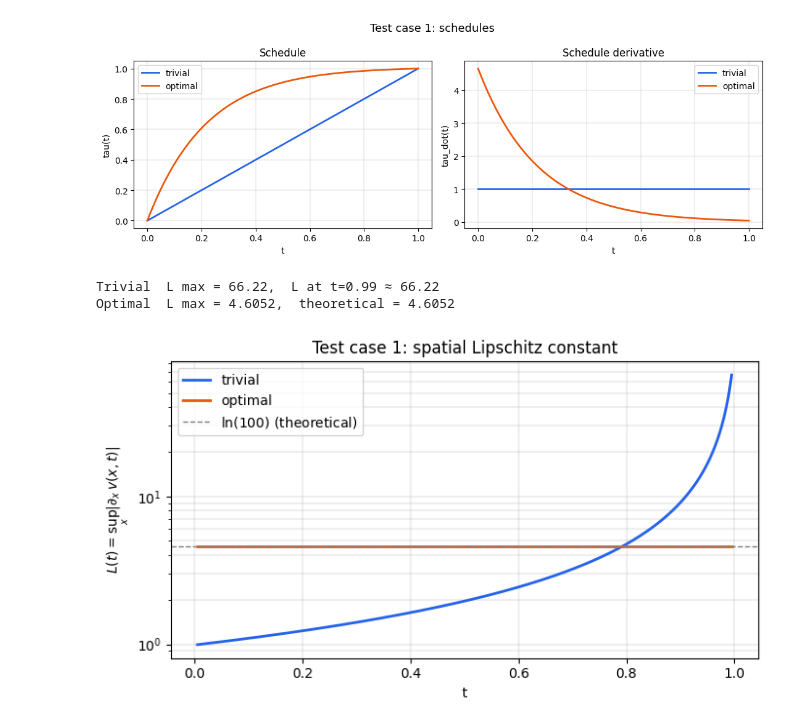
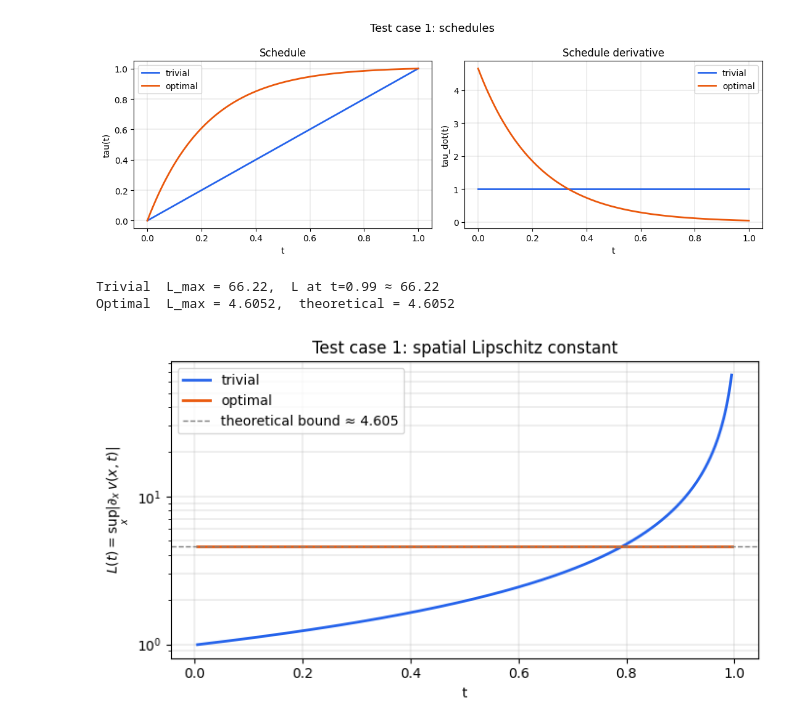
Before and after one commit to noeldebugs/scheduled-flow-matching, a Jupyter notebook: notebooks/optimal_scheduling_1d.ipynb, the cells around one changed output. Cells and saved outputs as stored; diff of their text form; code cells hidden in the pictures.

```diff
--- a/notebooks/optimal_scheduling_1d.ipynb
+++ b/notebooks/optimal_scheduling_1d.ipynb
@@ -146,12 +243,14 @@ def plot_schedule(tau_trivial, tau_dot_trivial, tau_optimal, tau_dot_optimal, t_
     plt.tight_layout()
     plt.show()
 
-def plot_lipschitz(L_trivial, L_optimal, t_grid, title=""):
+def plot_lipschitz(L_trivial, L_optimal, t_grid, title="", L_theory=None):
     """Semilog plot of the spatial Lipschitz constant vs time."""
     fig, ax = plt.subplots(figsize=(7, 4))
     ax.semilogy(t_grid, L_trivial, color=_BLUE,   lw=2, label="trivial")
     ax.semilogy(t_grid, L_optimal, color=_ORANGE, lw=2, label="optimal")
-    ax.axhline(np.log(100), color="gray", lw=1, ls="--", label=r"$\ln(100)$ (theoretical)")
+    if L_theory is not None:
+        ax.axhline(L_theory, color="gray", lw=1, ls="--",
+                   label=f"theoretical bound ≈ {L_theory:.3f}")
     ax.set_xlabel("t"); ax.set_ylabel(r"$L(t) = \sup_x |\partial_x v(x,t)|$")
     ax.set_title(title or "Spatial Lipschitz constant of velocity field")
     ax.legend(); ax.grid(True, which="both", lw=0.3)
@@ -223,22 +322,24 @@ plot_schedule(
 # %%
 # Exclude t very close to 0 and 1 to avoid division-by-zero for the trivial schedule
 t_lip  = np.linspace(0.005, 0.995, 400)
 x_eval = np.linspace(-3.5 * sigma1, 3.5 * sigma1, 1500, dtype=np.float64)
 
 v_triv = velocity_field(T, tau_triv, tau_dot_triv)
 v_opt  = velocity_field(T, tau_opt,  tau_dot_opt)
 
 L_triv = lipschitz_constant(v_triv, t_lip, x_eval)
 L_opt  = lipschitz_constant(v_opt,  t_lip, x_eval)
 
-print(f"Trivial  L max = {L_triv.max():.2f},  L at t=0.99 ≈ {L_triv[-1]:.2f}")
-print(f"Optimal  L max = {L_opt.max():.4f},  theoretical = {np.log(1/sigma2):.4f}")
+L_theory_tc1 = np.log(1.0 / sigma2)   # theoretical bound = log(sigma_max^{-1}) = log(1/0.01)
+print(f"Trivial  L_max = {L_triv.max():.2f},  L at t=0.99 ≈ {L_triv[-1]:.2f}")
+print(f"Optimal  L_max = {L_opt.max():.4f},  theoretical = {L_theory_tc1:.4f}")
 
 plot_lipschitz(
     L_triv, L_opt, t_lip,
     title=r"Test case 1: spatial Lipschitz constant",
+    L_theory=L_theory_tc1,
 )
 # %% [output]
-Trivial  L max = 66.22,  L at t=0.99 ≈ 66.22
-Optimal  L max = 4.6052,  theoretical = 4.6052
+Trivial  L_max = 66.22,  L at t=0.99 ≈ 66.22
+Optimal  L_max = 4.6052,  theoretical = 4.6052
-[figure, old version]
+[figure, new version]
```
Also changed, not shown: parts of 18 cells of this notebook.
